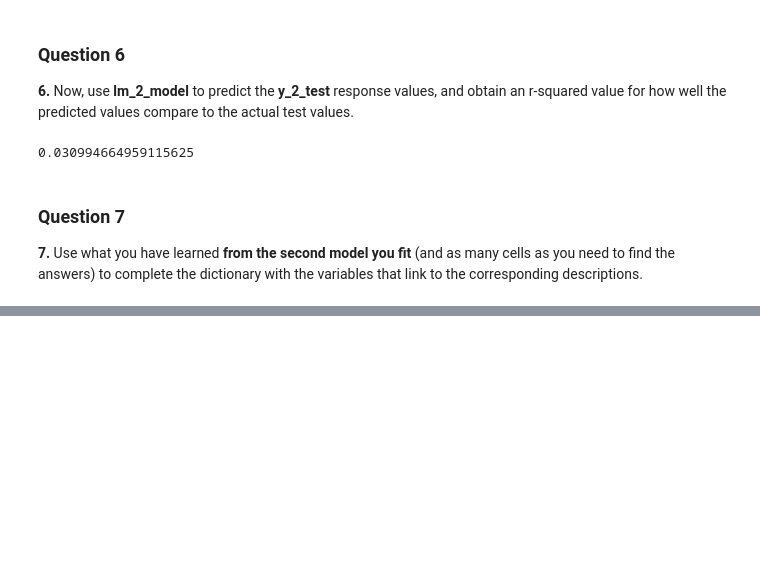
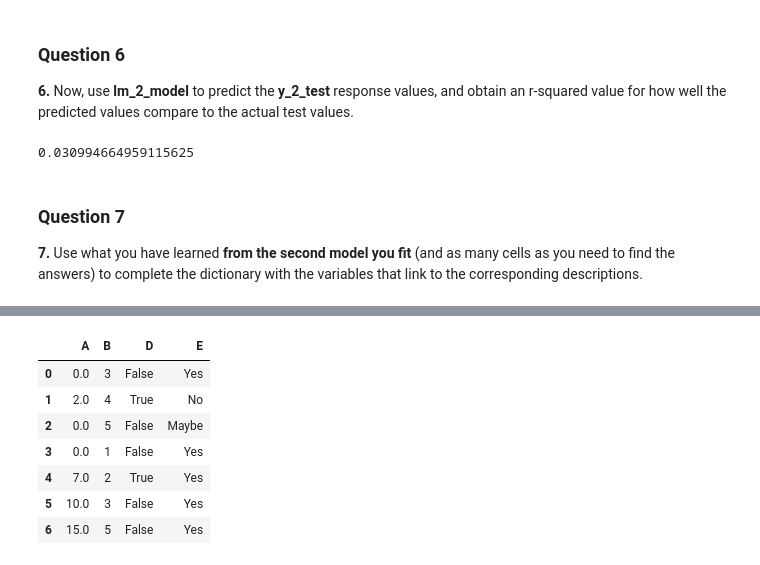
Before and after one commit to eatPizza311/Udacity-DSND, a Jupyter notebook: L1-Introduction to Data Science/CRISP_DM/CRISP-DM_quiz.ipynb, the cells around one changed output, grey strips where cells are left out. Drawn from its saved outputs; the diff is of its cells as text; code cells hidden in the pictures; blank space fills up the shorter version.

```diff
--- a/L1-Introduction to Data Science/CRISP_DM/CRISP-DM_quiz.ipynb
+++ b/L1-Introduction to Data Science/CRISP_DM/CRISP-DM_quiz.ipynb
@@ -800,0 +879,7 @@ question7_solution = {'The number of reported salaries in the original dataset':
+# %%
+fill_mean = lambda col: col.fillna(col.mean())
+
+try:
+    new_df.apply(fill_mean, axis=0)
+except:
+    print('That broke...')
@@ -800,0 +888,9 @@ question7_solution = {'The number of reported salaries in the original dataset':
+# %%
+# Check what you need to answer the questions below
+cols = ['A', 'D', 'E']
+for col in cols:
+    try:
+        print(f"This is column {col}")
+        print(fill_mean(new_df[col]))
+    except Exception as e:
+        print(e)
@@ -800,0 +934,12 @@ question7_solution = {'The number of reported salaries in the original dataset':
+# %%
+fill_mode = lambda col: col.fillna(col.mode().iloc[0])
+new_df.apply(fill_mode, axis=0)
+# %% [output]
+|  | A | B | D | E |
+| 0 | 0.0 | 3 | False | Yes |
+| 1 | 2.0 | 4 | True | No |
+| 2 | 0.0 | 5 | False | Maybe |
+| 3 | 0.0 | 1 | False | Yes |
+| 4 | 7.0 | 2 | True | Yes |
+| 5 | 10.0 | 3 | False | Yes |
+| 6 | 15.0 | 5 | False | Yes |
```
Also changed, not shown: parts of 20 cells of this notebook.
